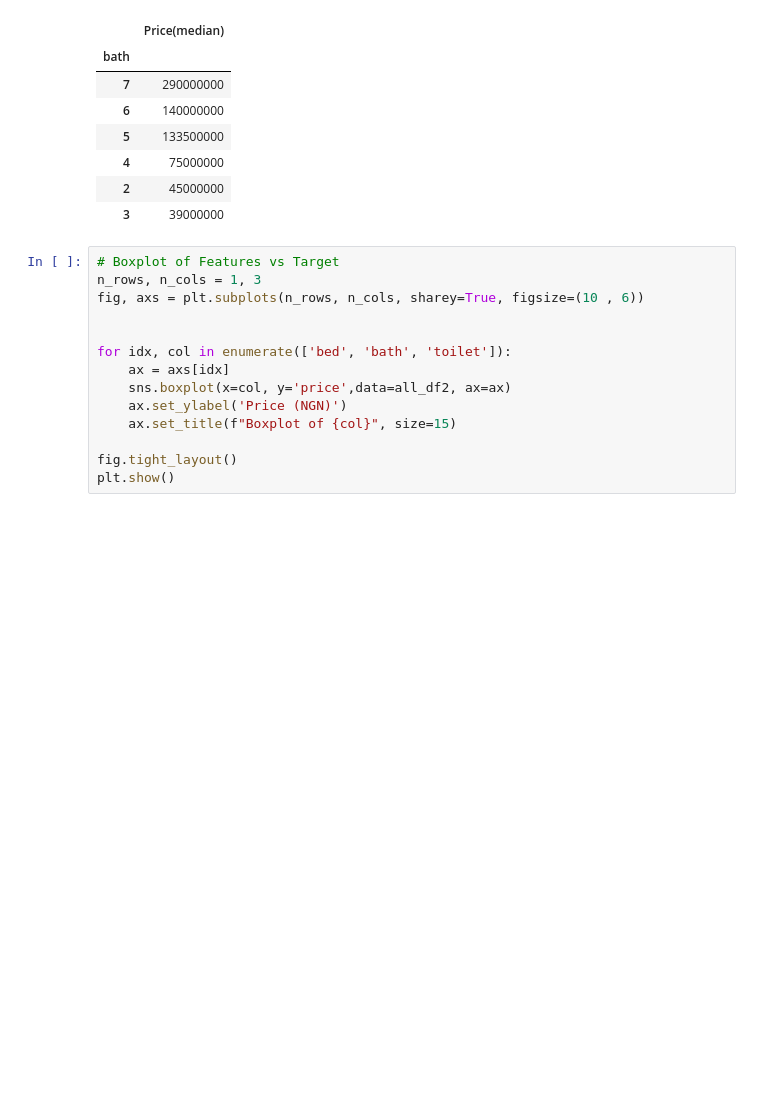
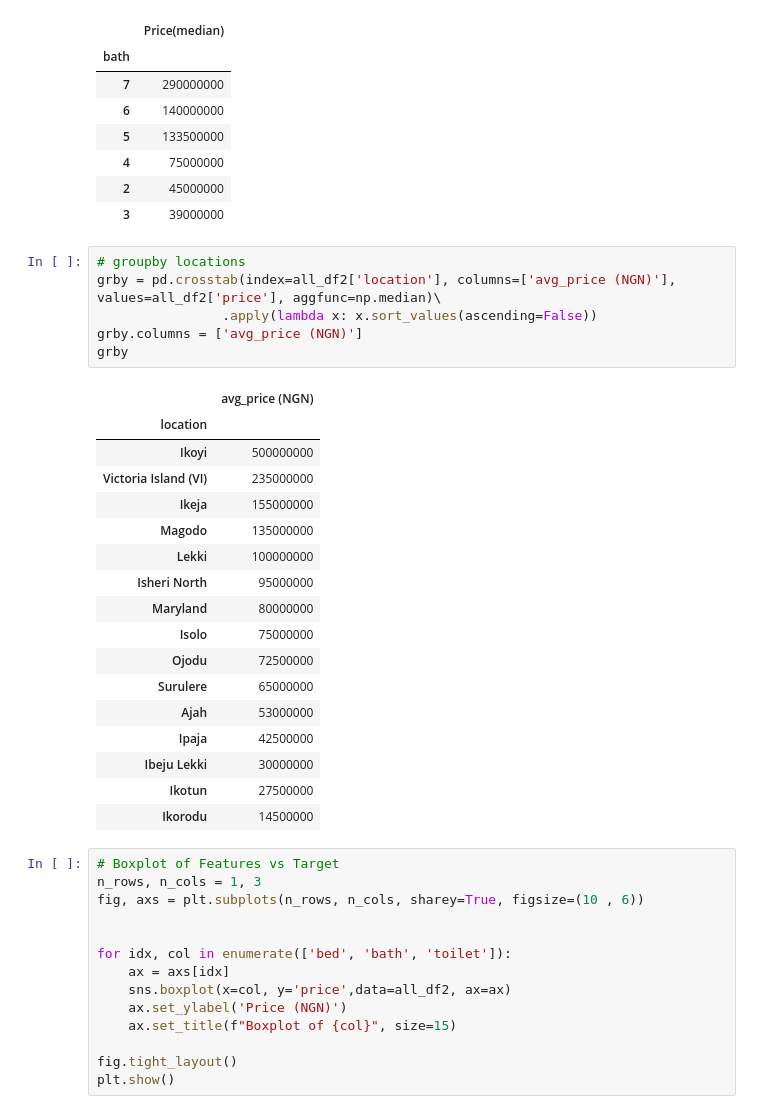
Before and after one commit to chineidu/house_prediction, a Jupyter notebook: house_prices.ipynb, the cells around one changed output. Saved outputs shown, nothing was run; the diff lists cells and outputs as text; blank space fills up the shorter version.

```diff
--- a/house_prices.ipynb
+++ b/house_prices.ipynb
@@ -322,6 +322,30 @@ grpby_bath
 | 4 | 75000000 |
 | 2 | 45000000 |
 | 3 | 39000000 |
+# %%
+# groupby locations
+grby = pd.crosstab(index=all_df2['location'], columns=['avg_price (NGN)'], values=all_df2['price'], aggfunc=np.median)\
+                .apply(lambda x: x.sort_values(ascending=False))
+grby.columns = ['avg_price (NGN)']
+grby
+# %% [output]
+|  | avg_price (NGN) |
+| location |  |
+| Ikoyi | 500000000 |
+| Victoria Island (VI) | 235000000 |
+| Ikeja | 155000000 |
+| Magodo | 135000000 |
+| Lekki | 100000000 |
+| Isheri North | 95000000 |
+| Maryland | 80000000 |
+| Isolo | 75000000 |
+| Ojodu | 72500000 |
+| Surulere | 65000000 |
+| Ajah | 53000000 |
+| Ipaja | 42500000 |
+| Ibeju Lekki | 30000000 |
+| Ikotun | 27500000 |
+| Ikorodu | 14500000 |
 # %%
 # Boxplot of Features vs Target
 n_rows, n_cols = 1, 3
```
Also changed, not shown: parts of 3 cells of this notebook, 3 other files.
